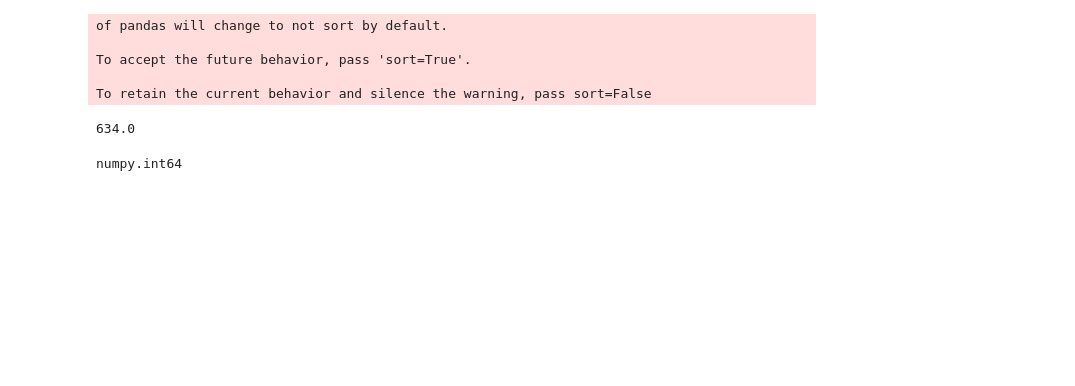
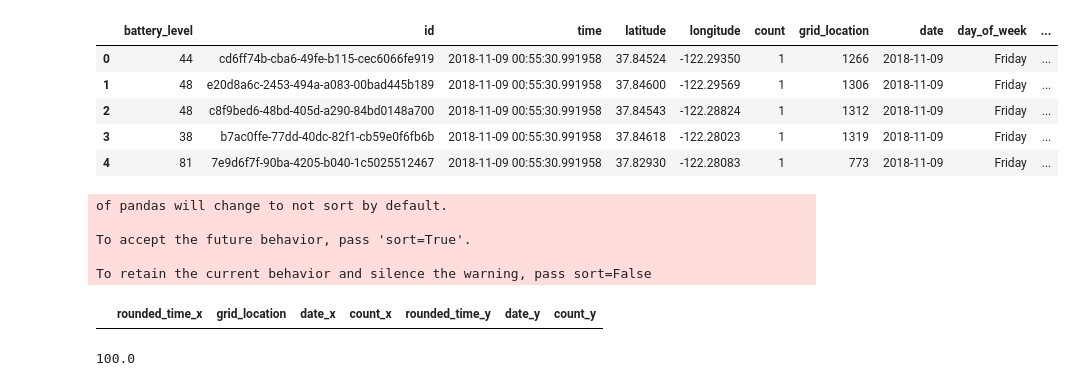
Before and after one commit to johnhayes20/Fantastic-Scooters-and-How-to-Redestribute-Them, a Jupyter notebook: Data Cleaning.ipynb, the cells around one changed output. Drawn from its saved outputs; the diff is of its cells as text; code cells hidden in the pictures; blank space fills up the shorter version.

```diff
--- a/Data Cleaning.ipynb
+++ b/Data Cleaning.ipynb
@@ -240,5 +285,14 @@ def grid_count(df, n=42):
     #df = df.groupby(['grid_location']).agg(['count'])
     return df3
+# %%
+df.head()
+# %% [output]
+|  | battery_level | id | time | latitude | longitude | count | grid_location | date | day_of_week | ... |
+| 0 | 44 | cd6ff74b-cba6-49fe-b115-cec6066fe919 | 2018-11-09 00:55:30.991958 | 37.84524 | -122.29350 | 1 | 1266 | 2018-11-09 | Friday | ... |
+| 1 | 48 | e20d8a6c-2453-494a-a083-00bad445b189 | 2018-11-09 00:55:30.991958 | 37.84600 | -122.29569 | 1 | 1306 | 2018-11-09 | Friday | ... |
+| 2 | 48 | c8f9bed6-48bd-405d-a290-84bd0148a700 | 2018-11-09 00:55:30.991958 | 37.84543 | -122.28824 | 1 | 1312 | 2018-11-09 | Friday | ... |
+| 3 | 38 | b7ac0ffe-77dd-40dc-82f1-cb59e0f6fb6b | 2018-11-09 00:55:30.991958 | 37.84618 | -122.28023 | 1 | 1319 | 2018-11-09 | Friday | ... |
+| 4 | 81 | 7e9d6f7f-90ba-4205-b040-1c5025512467 | 2018-11-09 00:55:30.991958 | 37.82930 | -122.28083 | 1 | 773 | 2018-11-09 | Friday | ... |
 # %%
 new_df = grid_count(df)
 new_df
@@ -251,15 +305,18 @@ of pandas will change to not sort by default.
 To accept the future behavior, pass 'sort=True'.
 
 To retain the current behavior and silence the warning, pass sort=False
-# %%
-#new_df = new_df.groupby(['rounded_time', 'grid_location', 'my_dates'])['count'].sum()
-new_df['count'].sum()
-# %% [output]
-634.0
-# %%
-type(df['grid_location'].iloc[0])
-# %% [output]
-numpy.int64
+# %%
+#new_df = new_df.groupby(['rounded_time', 'grid_location', 'date'])['count'].sum()
+new_df.copy()
+merge_df = pd.merge(new_df,new_df,how='left', left_on='grid_location', right_on='grid_location')
+double_merge = merge_df[merge_df['rounded_time_x']>merge_df['rounded_time_y']]
+double_merge[double_merge['grid_location']==0]
+# %% [output]
+|  | rounded_time_x | grid_location | date_x | count_x | rounded_time_y | date_y | count_y |
+# %%
+new_df['count'].sum()
+# %% [output]
+100.0
 # %%
 from sklearn.model_selection import train_test_split
 from sklearn.linear_model import LinearRegression
```
Also changed, not shown: parts of 27 cells of this notebook, 1 other file.
